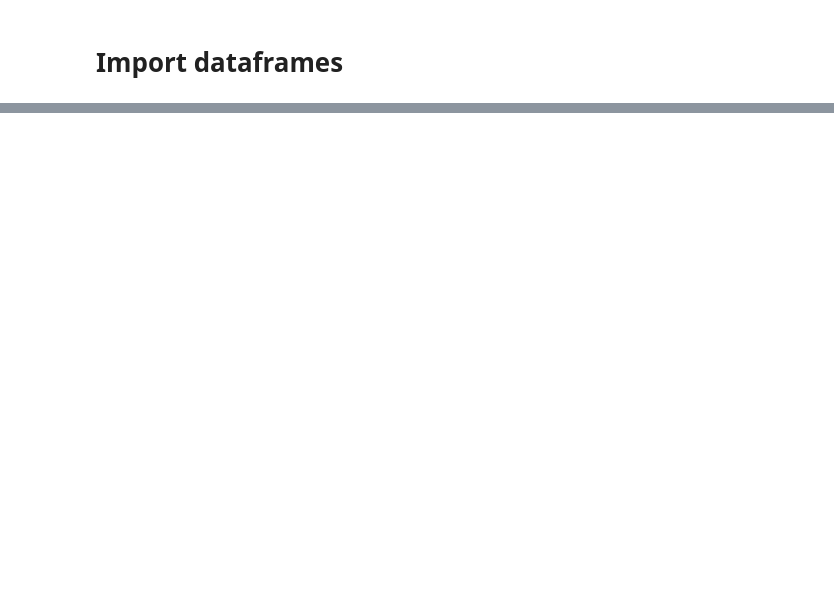
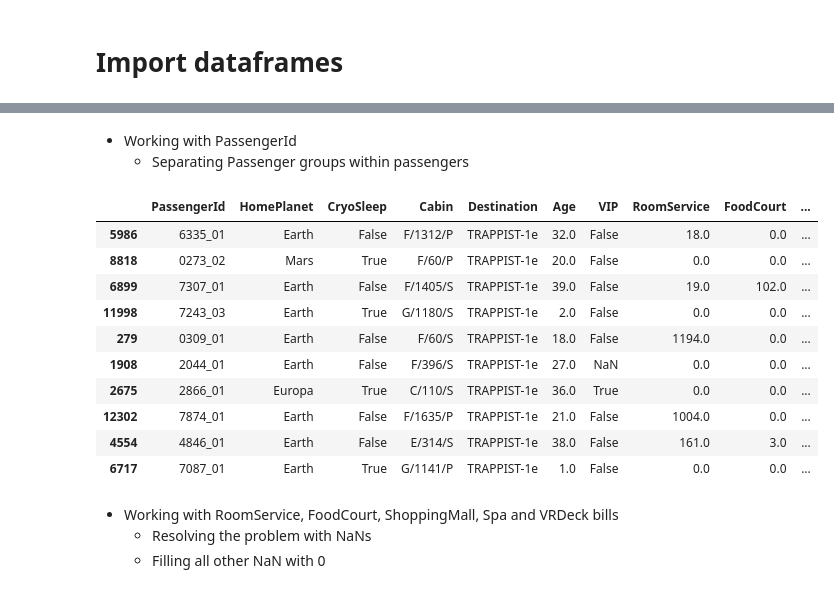
Before and after one commit to liltrinca/liltz-stuff, a Jupyter notebook: kaggle/spaceship-titanic/nb_spaceship_titanic.ipynb, the cells around one changed output, grey strips where cells are left out. Drawn from its saved outputs; the diff is of its cells as text; code cells hidden in the pictures; blank space fills up the shorter version.

```diff
--- a/kaggle/spaceship-titanic/nb_spaceship_titanic.ipynb
+++ b/kaggle/spaceship-titanic/nb_spaceship_titanic.ipynb
@@ -75,0 +20,6 @@ wip_df.plot.scatter('Age','HomePlanet')
+# %%
+# Define the WIP DataFrame for backup
+df_full = pd.concat([df_train.drop(columns=['Transported']), df_test]).reset_index(drop=True)
+
+
+wip_df = df_full.copy()
@@ -75,0 +67,47 @@ wip_df.plot.scatter('Age','HomePlanet')
+# %% [markdown]
+- Working with PassengerId
+    - Separating Passenger groups within passengers
+# %%
+def get_passenger_group(passengerid: str) -> str:
+    if re.search('_', passengerid):
+        return passengerid[0:4]
+
+    else:
+        return 'check'
+
+def set_passenger_groupsize(passengergroup: int, grouped_df: pd.DataFrame) -> str:
+    if grouped_df['PassengerId'][passengergroup] == 1:
+        return 'Alone'
+
+    elif grouped_df['PassengerId'][passengergroup] == 2:
+        return 'Pair'
+
+    elif grouped_df['PassengerId'][passengergroup] == 3:
+        return 'Trio'
+
+    elif grouped_df['PassengerId'][passengergroup] >= 4:
+        return 'Family'
+# %%
+wip_df['PassengerGroup'] = wip_df.apply(lambda x: get_passenger_group(x['PassengerId']), axis=1)
+# wip_df.loc[wip_df['PassengerGroup'] == 'check'] <- no check found
+# %%
+grouped_df = wip_df[['PassengerGroup','PassengerId']].groupby('PassengerGroup').count()
+wip_df['Riding'] = wip_df.apply(lambda x: set_passenger_groupsize(x['PassengerGroup'], grouped_df), axis=1)
+# %%
+wip_df.sample(10)
+# %% [output]
+|  | PassengerId | HomePlanet | CryoSleep | Cabin | Destination | Age | VIP | RoomService | FoodCourt | ... |
+| 5986 | 6335_01 | Earth | False | F/1312/P | TRAPPIST-1e | 32.0 | False | 18.0 | 0.0 | ... |
+| 8818 | 0273_02 | Mars | True | F/60/P | TRAPPIST-1e | 20.0 | False | 0.0 | 0.0 | ... |
+| 6899 | 7307_01 | Earth | False | F/1405/S | TRAPPIST-1e | 39.0 | False | 19.0 | 102.0 | ... |
+| 11998 | 7243_03 | Earth | True | G/1180/S | TRAPPIST-1e | 2.0 | False | 0.0 | 0.0 | ... |
+| 279 | 0309_01 | Earth | False | F/60/S | TRAPPIST-1e | 18.0 | False | 1194.0 | 0.0 | ... |
+| 1908 | 2044_01 | Earth | False | F/396/S | TRAPPIST-1e | 27.0 | NaN | 0.0 | 0.0 | ... |
+| 2675 | 2866_01 | Europa | True | C/110/S | TRAPPIST-1e | 36.0 | True | 0.0 | 0.0 | ... |
+| 12302 | 7874_01 | Earth | False | F/1635/P | TRAPPIST-1e | 21.0 | False | 1004.0 | 0.0 | ... |
+| 4554 | 4846_01 | Earth | False | E/314/S | TRAPPIST-1e | 38.0 | False | 161.0 | 3.0 | ... |
+| 6717 | 7087_01 | Earth | True | G/1141/P | TRAPPIST-1e | 1.0 | False | 0.0 | 0.0 | ... |
+# %% [markdown]
+- Working with RoomService, FoodCourt, ShoppingMall, Spa and VRDeck bills
+    - Resolving the problem with NaNs
+    - Filling all other NaN with 0
```
Also changed, not shown: parts of 39 cells of this notebook.
